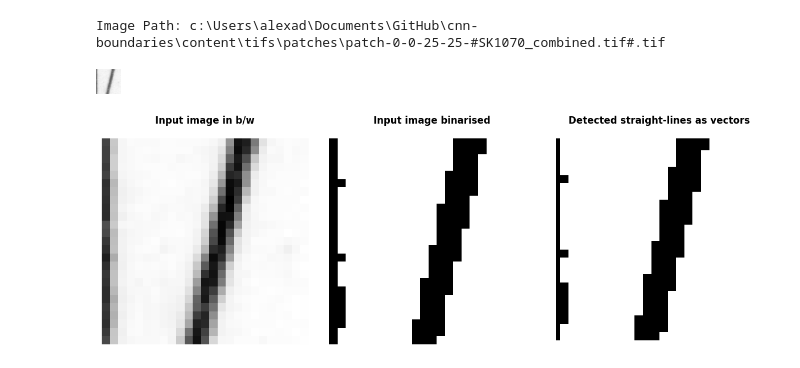
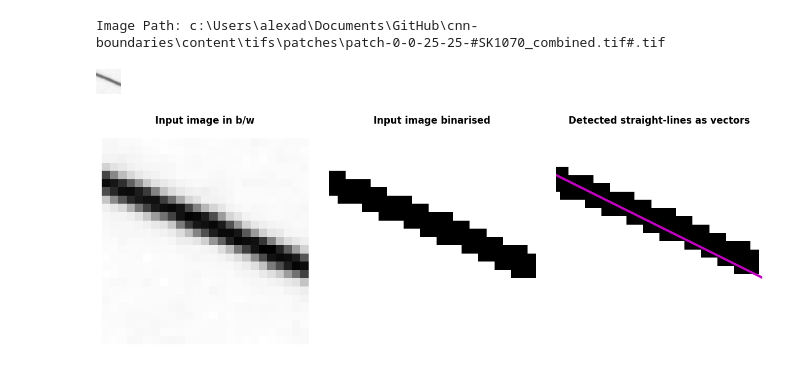
Before and after one commit to pdnpa/cnn-boundaries, a Jupyter notebook: notebooks/Wall inference from historic maps example.ipynb, the cells around one changed output. Saved outputs shown, nothing was run; the diff lists cells and outputs as text; code cells hidden in the pictures.

```diff
--- a/notebooks/Wall inference from historic maps example.ipynb
+++ b/notebooks/Wall inference from historic maps example.ipynb
@@ -88,11 +92,11 @@ print("Image Path:", df.iloc[0]['image_path'])
 Image Path: c:\Users\alexad\Documents\GitHub\cnn-boundaries\content\tifs\patches\patch-0-0-25-25-#SK1070_combined.tif#.tif
 # %%
 # lets test on a single patch
-im = PIL.Image.open(df.iloc[2]['image_path'])
+im = PIL.Image.open(df.iloc[101]['image_path'])
 im = im.convert("L")
 im  # visualise in jupyter notebook:
 # %% [output]
-[figure, old version]
+[figure, new version]
 # %%
 ## Subselect part of image & convert to numpy array:
 arr = np.array(im.getdata()).reshape(im.size[::-1])
@@ -133,4 +137,4 @@ for line in list_inferred_lines:
 
 plt.tight_layout()
 # %% [output]
-[figure, old version]
+[figure, new version]
```
Also changed, not shown: parts of 5 cells of this notebook.
